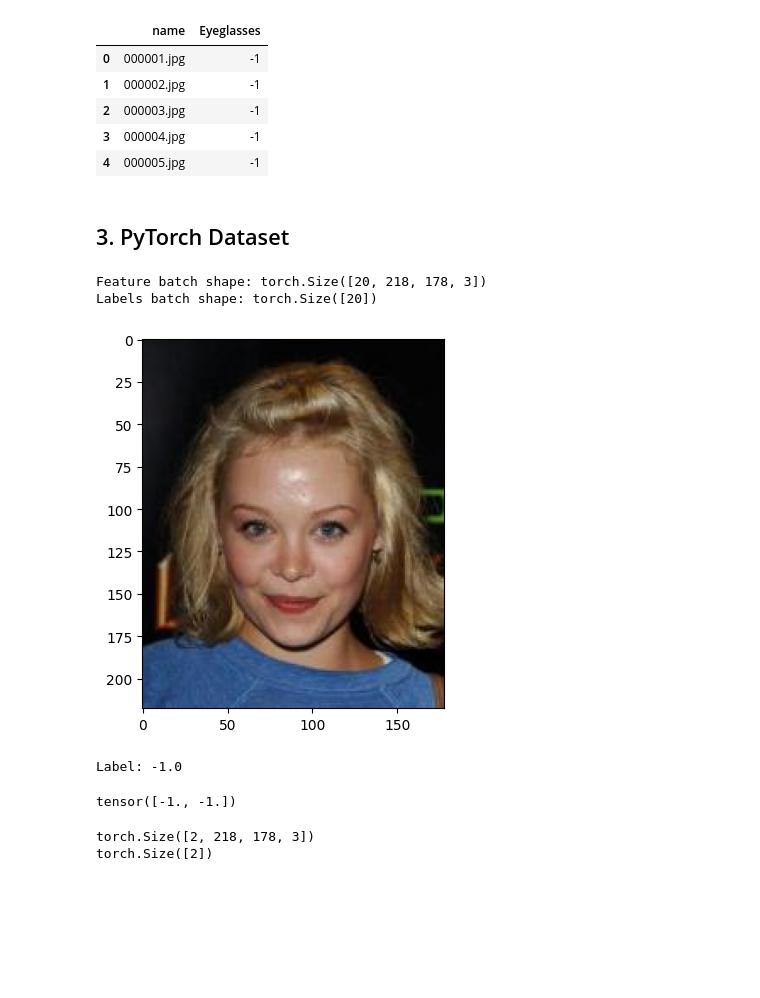
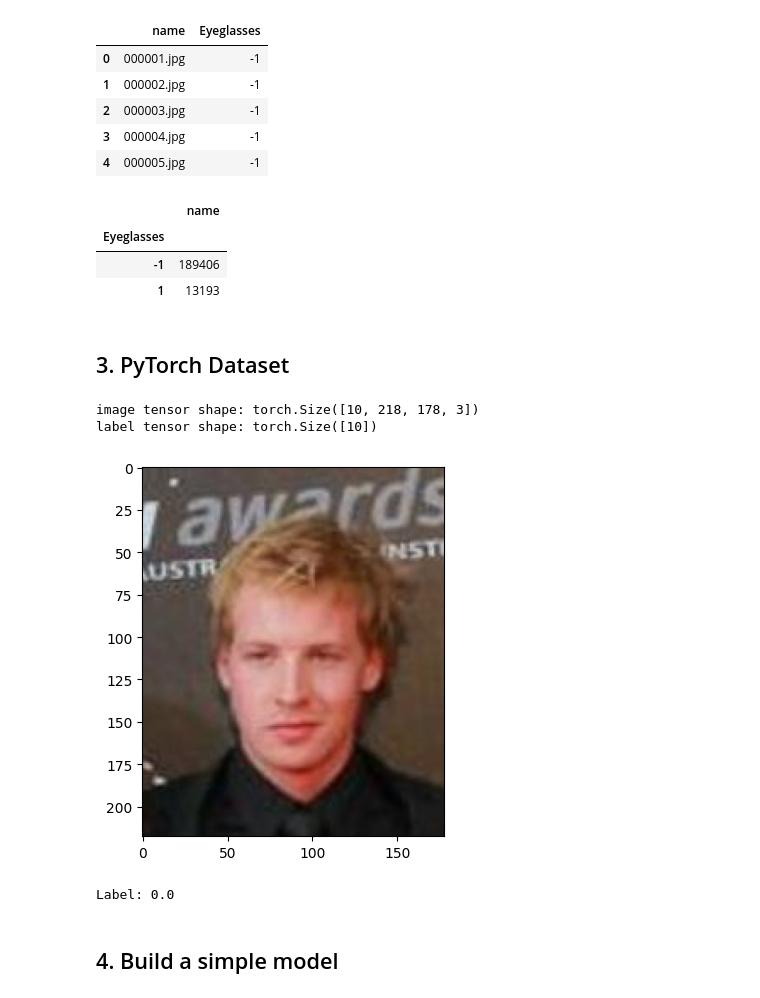
Before and after one commit to kevin28520/ml_pytorch, a Jupyter notebook: 1. PyTorch Data Reading Pipeline - read image files.ipynb, the cells around one changed output. Saved outputs shown, nothing was run; the diff lists cells and outputs as text; code cells hidden in the pictures; blank space fills up the shorter version.

```diff
--- a/1. PyTorch Data Reading Pipeline - read image files.ipynb
+++ b/1. PyTorch Data Reading Pipeline - read image files.ipynb
@@ -135,6 +138,13 @@ total number of labels: 202599
 | 2 | 000003.jpg | -1 |
 | 3 | 000004.jpg | -1 |
 | 4 | 000005.jpg | -1 |
+# %%
+label_df.groupby('Eyeglasses').count()
+# %% [output]
+|  | name |
+| Eyeglasses |  |
+| -1 | 189406 |
+| 1 | 13193 |
 # %% [markdown]
 ## 3. PyTorch Dataset
 # %%
@@ -152,10 +162,13 @@ class ImageDataset(Dataset):
     def __getitem__(self, idx):
         image = plt.imread(self.image_files[idx]) # numpy array
         x = torch.from_numpy(image) # numpy array 转化成 tensor, torch.Size([218, 178, 3])
+        x = x / 255.
 
         image_name = self.image_files[idx].split('/')[-1]
         label = self.label_df[self.label_df['name'] == image_name]['Eyeglasses'].tolist()[0]
-        label = float(label) # float
-        y = torch.tensor(label) # float转化成 tensor
+        if label == '1':
+            y = torch.tensor(1.0)# float转化成 tensor
+        else:
+            y = torch.tensor(0.0)
 
         return x, y
@@ -165,31 +175,23 @@ train_dataloader = DataLoader(train_data, batch_size=10)
 # %%
-# Display image and label.
+# 取出一个batch
 
-train_features, train_labels = next(iter(train_dataloader))
+dataset = ImageDataset(image_files=image_files, label_df=label_df)
+dl = DataLoader(dataset, batch_size=10)
 
-print(f"Feature batch shape: {train_features.size()}")
-print(f"Labels batch shape: {train_labels.size()}")
+img, label = next(iter(dl))
 
-img = train_features[9].squeeze()
-label = train_labels[9]
-plt.imshow(img, cmap="gray")
+print(f"image tensor shape: {img.shape}")
+print(f"label tensor shape: {label.shape}")
+
+image = img[8].squeeze()
+label = label[8]
+plt.imshow(image, cmap="gray")
 plt.show()
 print(f"Label: {label}")
 # %% [output]
-Feature batch shape: torch.Size([20, 218, 178, 3])
-Labels batch shape: torch.Size([20])
+image tensor shape: torch.Size([10, 218, 178, 3])
+label tensor shape: torch.Size([10])
-[figure, old version]
+[figure, new version]
-Label: -1.0
+Label: 0.0
-# %%
-train_labels
-# %% [output]
-tensor([-1., -1.])
-# %%
-for data in train_dataloader:
-    x, y = data
-    print(x.shape)
-    print(y.shape)
-    break
-# %% [output]
-torch.Size([2, 218, 178, 3])
-torch.Size([2])
+# %% [markdown]
+## 4. Build a simple model
```
Also changed, not shown: parts of 6 cells of this notebook, 1 other file.
